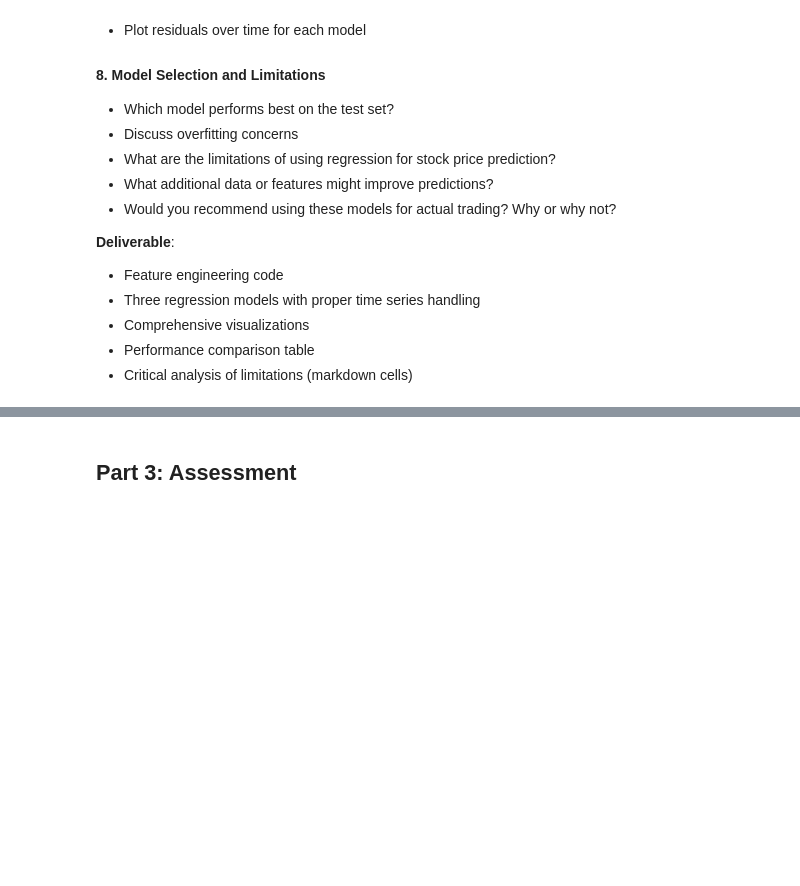
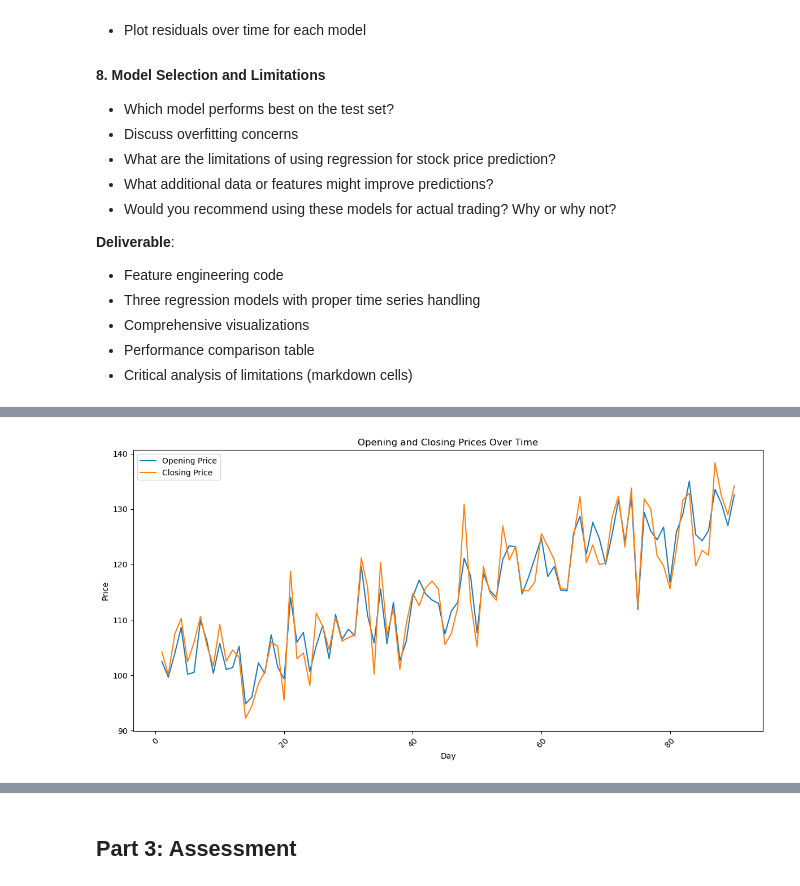
Before and after one commit to Blessing-Ekeh/dataraflow-week15-supervised-learning, a Jupyter notebook: Take Home (1).ipynb, the cells around one changed output, grey strips where cells are left out. Saved outputs shown, nothing was run; the diff lists cells and outputs as text; code cells hidden in the pictures; blank space fills up the shorter version.

Commit message:
Upgraded Solutions for all Assignments

```diff
--- a/Take Home (1).ipynb
+++ b/Take Home (1).ipynb
@@ -1330,0 +1337,8 @@ plt.show()
+# %%
+#--- Data Exploration ---
+
+#Examinining Assignment 3 dataset
+assignment3_data = pd.read_csv('Assignment-Dataset/assignment3_stock_prices.csv')
+display(assignment3_data.head())
+assignment3_data.info()
+assignment3_data.describe()
@@ -1330,0 +1374,14 @@ plt.show()
+# %%
+# Time Series Plot of Stock (opening and closing) Prices
+plt.figure(figsize=(12, 6))
+plt.plot(assignment3_data['Day'], assignment3_data['Opening_Price'], label='Opening Price')
+plt.plot(assignment3_data['Day'], assignment3_data['Closing_Price'], label='Closing Price')
+plt.xlabel('Day')
+plt.ylabel('Price')
+plt.title('Opening and Closing Prices Over Time')
+plt.legend()
+plt.xticks(rotation=45)
+plt.tight_layout()
+plt.show()
+# %% [output]
+[figure, added]
```
Also changed, not shown: parts of 20 cells of this notebook.
